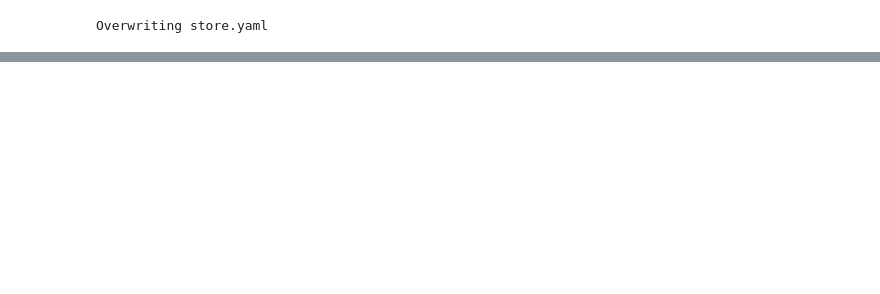
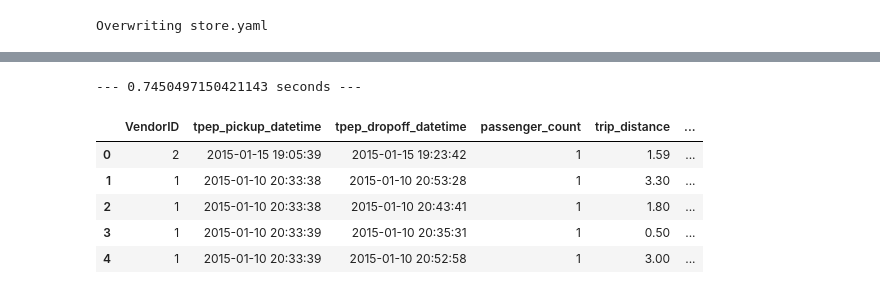
Before and after one commit to amohini099/File-ingestion-and-schema-validation, a Jupyter notebook: taxi_prediction_newyork.ipynb, the cells around one changed output, grey strips where cells are left out. Saved outputs shown, nothing was run; the diff lists cells and outputs as text; code cells hidden in the pictures; blank space fills up the shorter version.

```diff
--- a/taxi_prediction_newyork.ipynb
+++ b/taxi_prediction_newyork.ipynb
@@ -861 +871,24 @@ df_sample.head()
+# %%
+import dask.dataframe as dd
+
+#%%time
+import time
+start_time = time.time()
+
+df_sample = dd.read_csv("C:/Users/anmul/Downloads/yellow_tripdata_2015-01.csv",delimiter=',', dtype={'tpep_pickup_datetime':'object','store_and_fwd_flag': 'object','RateCodeID': 'object'})
+
+
+
+print("--- %s seconds ---" % (time.time() - start_time))
+
+df_sample.head()
+#df_sample.info()
+# %% [output]
+--- 0.7450497150421143 seconds ---
+|  | VendorID | tpep_pickup_datetime | tpep_dropoff_datetime | passenger_count | trip_distance | ... |
+| 0 | 2 | 2015-01-15 19:05:39 | 2015-01-15 19:23:42 | 1 | 1.59 | ... |
+| 1 | 1 | 2015-01-10 20:33:38 | 2015-01-10 20:53:28 | 1 | 3.30 | ... |
+| 2 | 1 | 2015-01-10 20:33:38 | 2015-01-10 20:43:41 | 1 | 1.80 | ... |
+| 3 | 1 | 2015-01-10 20:33:39 | 2015-01-10 20:35:31 | 1 | 0.50 | ... |
+| 4 | 1 | 2015-01-10 20:33:39 | 2015-01-10 20:52:58 | 1 | 3.00 | ... |
 # %%
```
Also changed, not shown: parts of 28 cells of this notebook.
